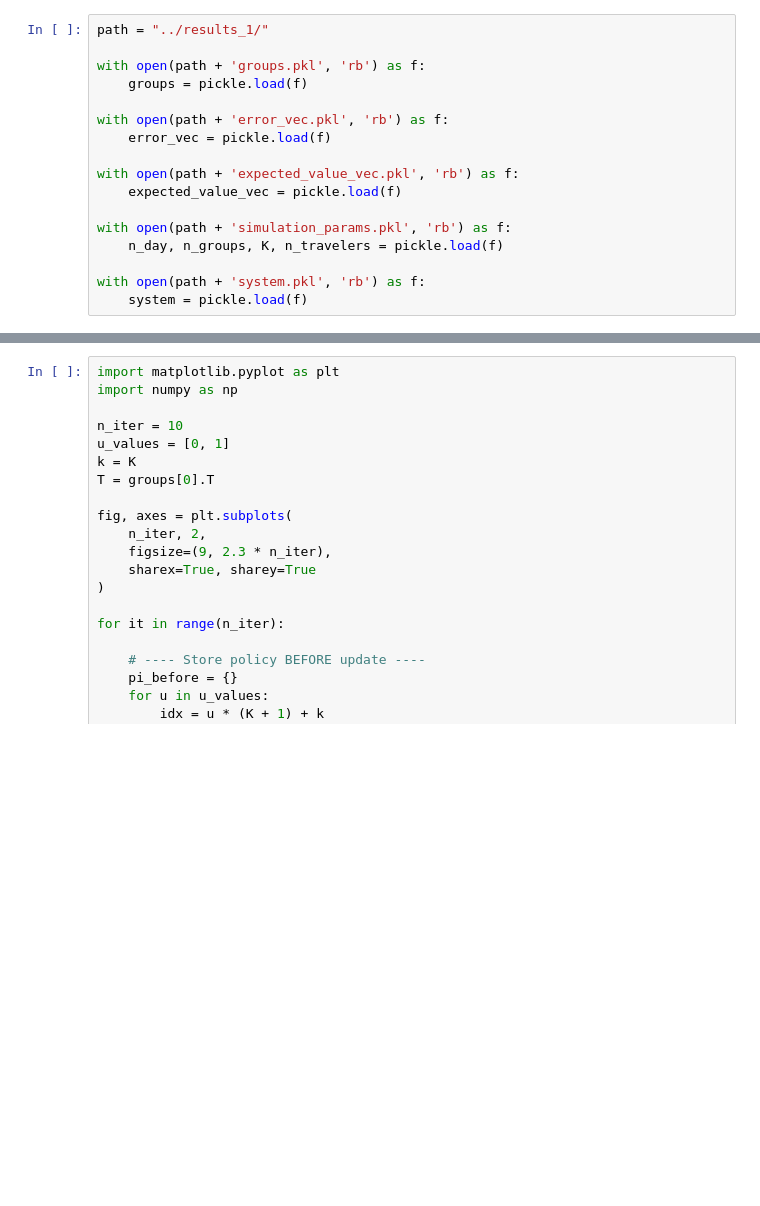
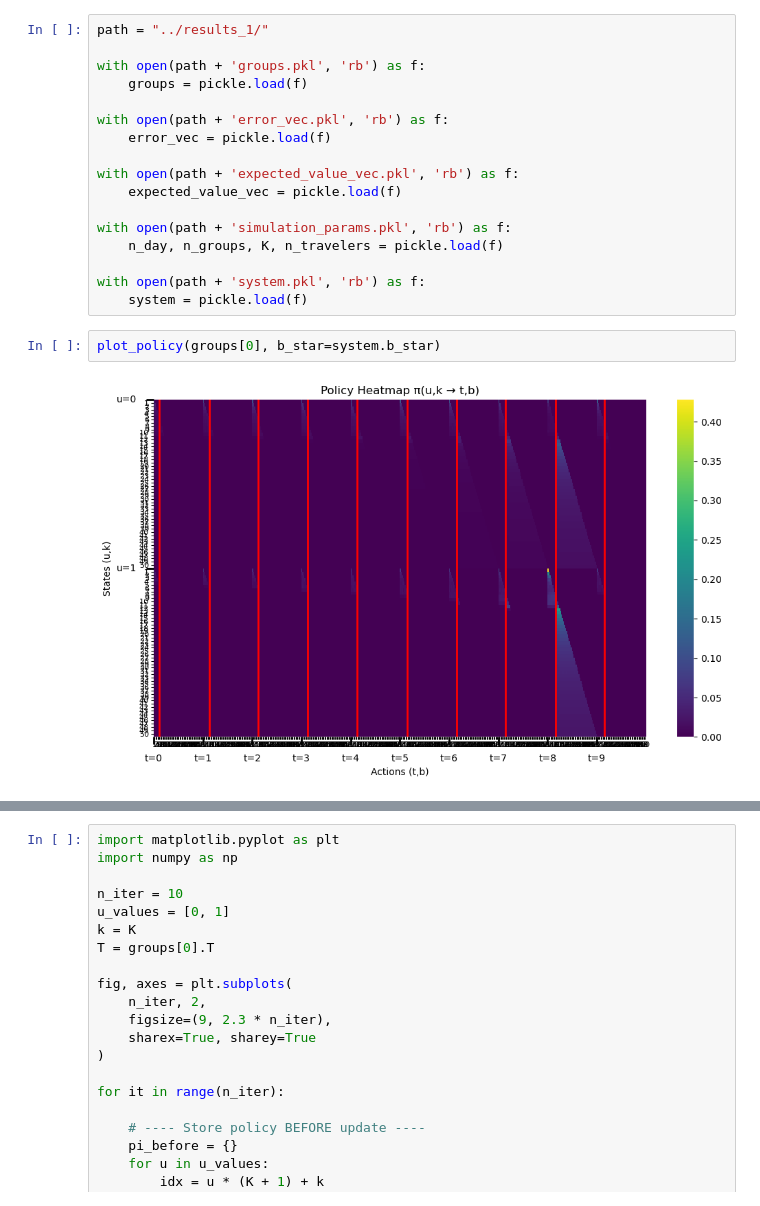
Before and after one commit to mmagnin-hub/CARMA-Congestion_Railway, a Jupyter notebook: 0-Simulation/figure.ipynb, the cells around one changed output, grey strips where cells are left out. Drawn from its saved outputs; the diff is of its cells as text; blank space fills up the shorter version.

```diff
--- a/0-Simulation/figure.ipynb
+++ b/0-Simulation/figure.ipynb
@@ -29,6 +29,10 @@ with open(path + 'simulation_params.pkl', 'rb') as f:
 
 with open(path + 'system.pkl', 'rb') as f:
     system = pickle.load(f)
+# %%
+plot_policy(groups[0], b_star=system.b_star)
+# %% [output]
+[figure, added]
 # %%
 group = groups[0]
 
```
Also changed, not shown: parts of 8 cells of this notebook, 2 other files.
